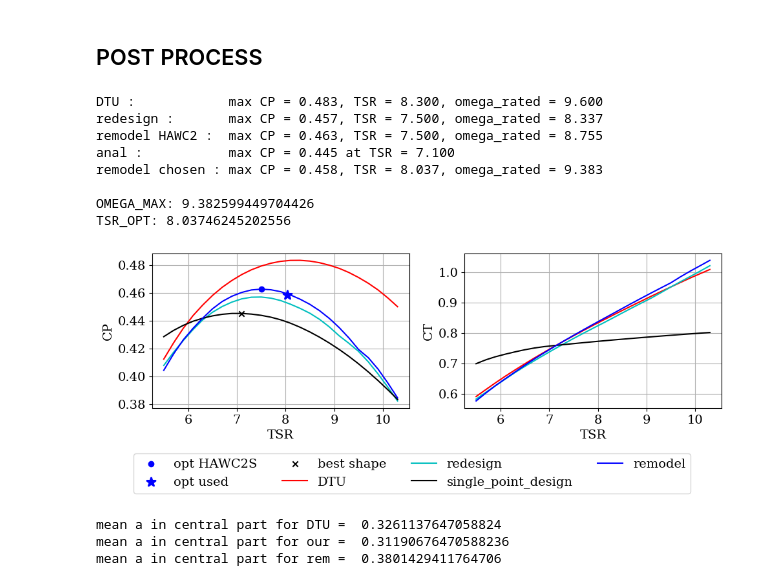
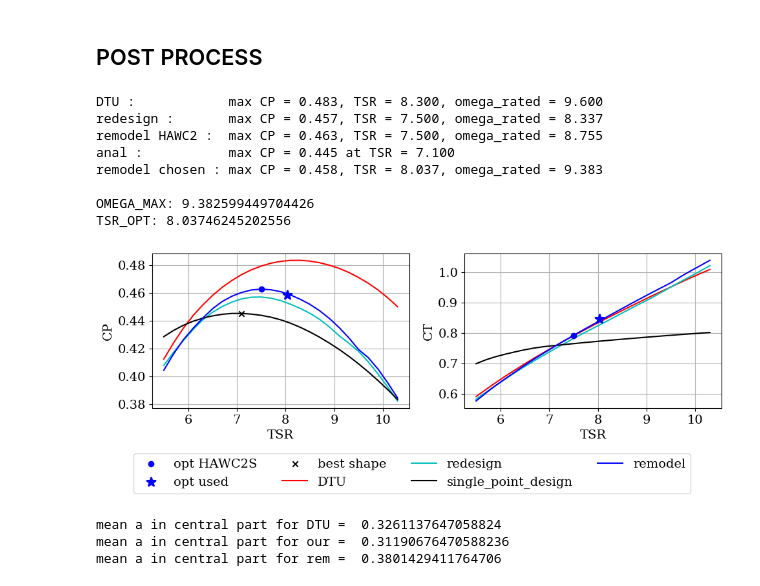
Before and after one commit to nicolaquaia/LAC_final, a Jupyter notebook: assignment_05/01_blade_design.ipynb, the cells around one changed output. Saved outputs shown, nothing was run; the diff lists cells and outputs as text; code cells hidden in the pictures.

```diff
--- a/assignment_05/01_blade_design.ipynb
+++ b/assignment_05/01_blade_design.ipynb
@@ -764,6 +764,9 @@ CP_max_anal = np.amax(CP_array)
 TSR_max_anal = TSR_range[np.argmax(CP_array)]
 
 
+CT_max_remodel = pwr_data['Ct'][np.argmax(pwr_data["Cp"])]
+
+
 omega_max_DTU = 9.60
 omega_max_formula = TSR_max_remodel * V_rated_Y / R_Y * 60 / (2*np.pi)
 
@@ -771,6 +774,9 @@ tipSpeedMax = 90
 omega_max_TS = tipSpeedMax/R_Y * 60 / (2*np.pi)
 tsr_max_TS = R_Y * omega_max_TS *np.pi/30 / V_rated_Y
 CP_max_TS = pwr_data["Cp"][np.argmax(TSR_range > tsr_max_TS)]
+
+CT_max_TS = pwr_data["Ct"][np.argmax(TSR_range > tsr_max_TS)]
+
 
 
 print(f'DTU :            max CP = {CP_max_DTU:.3f}, TSR = {TSR_max_DTU:.3f}, omega_rated = {omega_max_DTU:.3f}')
@@ -795,34 +801,36 @@ axs1[0].scatter(TSR_max_anal, CP_max_anal, color='k', marker='x', label='best sh
 axs1[0].set_xlabel("TSR")
 axs1[0].set_ylabel("CP")
 axs1[0].grid(True)
 #axs1[0].set_xlim(min(TSR_range), max(TSR_range))
 
 
 axs1[1].plot(TSR_range, pwr_data_DTU_10_MW["Ct"], color='r', label='DTU')
 axs1[1].plot(TSR_range, pwr_data_redesign["Ct"], color='c', label='redesign')
 axs1[1].plot(TSR_range, CT_array, color='k', label='single_point_design')
 axs1[1].plot(TSR_range, pwr_data["Ct"], color='b', label='remodel')
+axs1[1].scatter(TSR_max_remodel, CT_max_remodel, color='b',zorder=2)
+axs1[1].scatter(tsr_max_TS, CT_max_TS, color='b', marker='*',zorder=2, s=100, linewidths=2)
 axs1[1].set_xlabel("TSR")
 axs1[1].set_ylabel("CT")
 #axs1[1].legend()
 axs1[1].grid(True)
 
 fig1.tight_layout()
 
 plt.subplots_adjust(bottom=0.35)
 fig1.legend(loc='lower center', ncol=4, bbox_to_anchor=(0.5, -0.005))
 plt.savefig('plots/bd_operation_points.pdf', format='pdf')
 plt.show()
 # %% [output]
 DTU :            max CP = 0.483, TSR = 8.300, omega_rated = 9.600
 redesign :       max CP = 0.457, TSR = 7.500, omega_rated = 8.337
 remodel HAWC2 :  max CP = 0.463, TSR = 7.500, omega_rated = 8.755
 anal :           max CP = 0.445 at TSR = 7.100
 remodel chosen : max CP = 0.458, TSR = 8.037, omega_rated = 9.383
 
 OMEGA_MAX: 9.382599449704426
 TSR_OPT: 8.03746245202556
-[figure, old version]
+[figure, new version]
 # %%
 # open induction files
 
```
Also changed, not shown: parts of 1 cell of this notebook, 37 other files.
